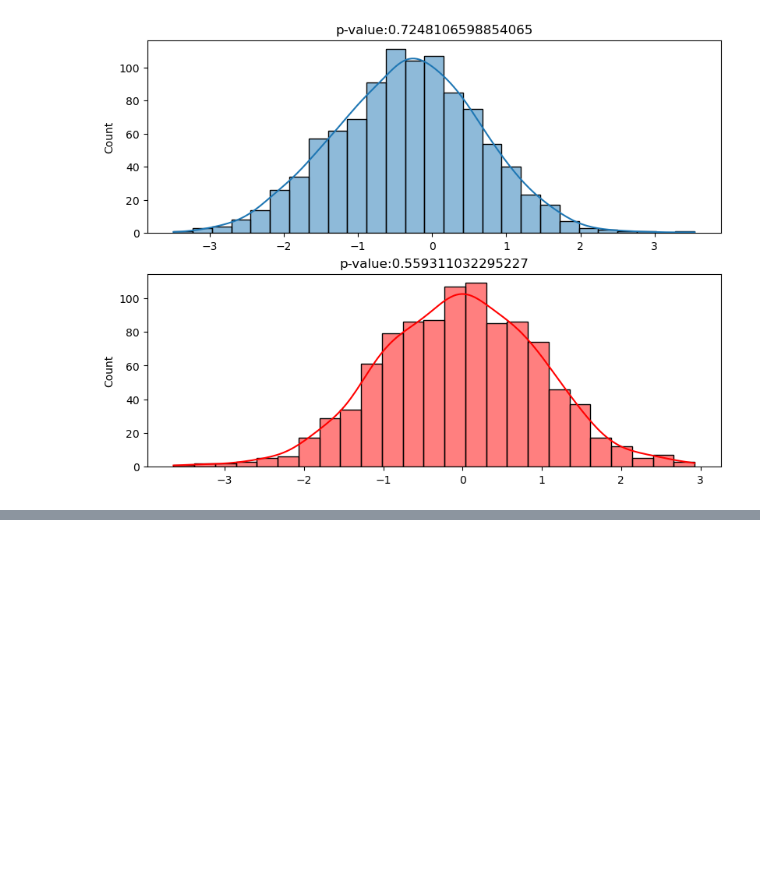
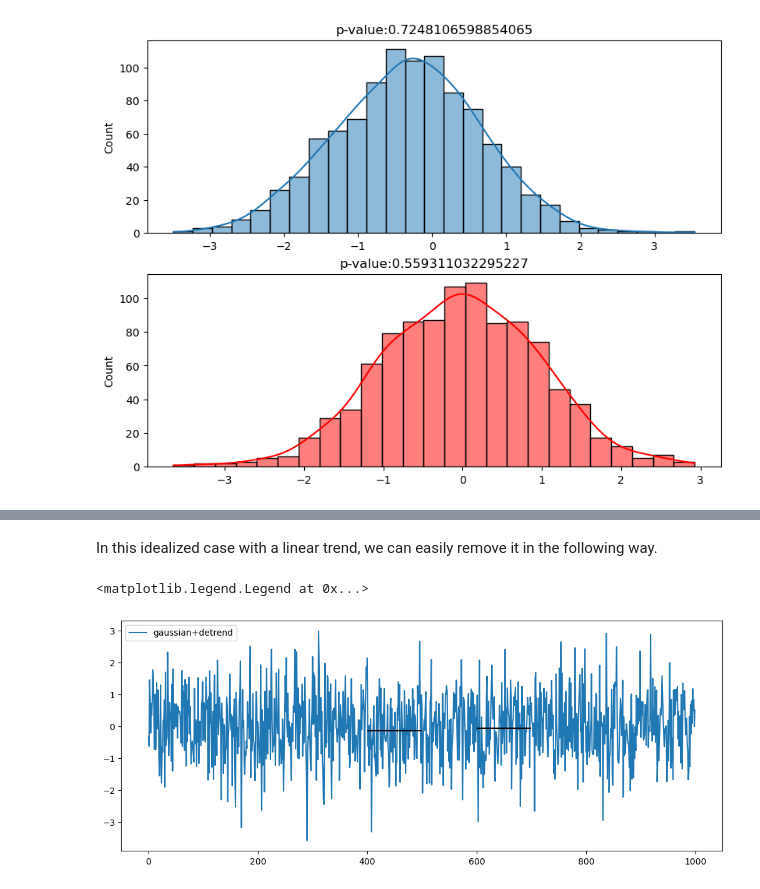
Before and after one commit to joelbracamontes/statistics, a Jupyter notebook: corre-Copy1.ipynb, the cells around one changed output, grey strips where cells are left out. Cells and saved outputs as stored; diff of their text form; code cells hidden in the pictures; blank space fills up the shorter version.

```diff
--- a/corre-Copy1.ipynb
+++ b/corre-Copy1.ipynb
@@ -60,0 +78,19 @@ NameError: name 'data' is not defined
+# %% [markdown]
+In this idealized case with a linear trend, we can easily remove it in the following way.
+# %%
+from scipy.signal import detrend
+
+
+data_no_detrend = detrend(data_no_trend, type='linear')
+
+fig, ax = plt.subplots(figsize=(10,4), constrained_layout=True)
+
+ax.plot(data_no_detrend,label='gaussian+detrend')
+
+ax.hlines(np.mean(data_no_detrend[400:500]),400,500,'black')
+ax.hlines(np.mean(data_no_detrend[600:700]),600,700,'black')
+
+ax.legend()
+# %% [output]
+<matplotlib.legend.Legend at 0x...>
+[figure, added]
```
Also changed, not shown: parts of 5 cells of this notebook.
